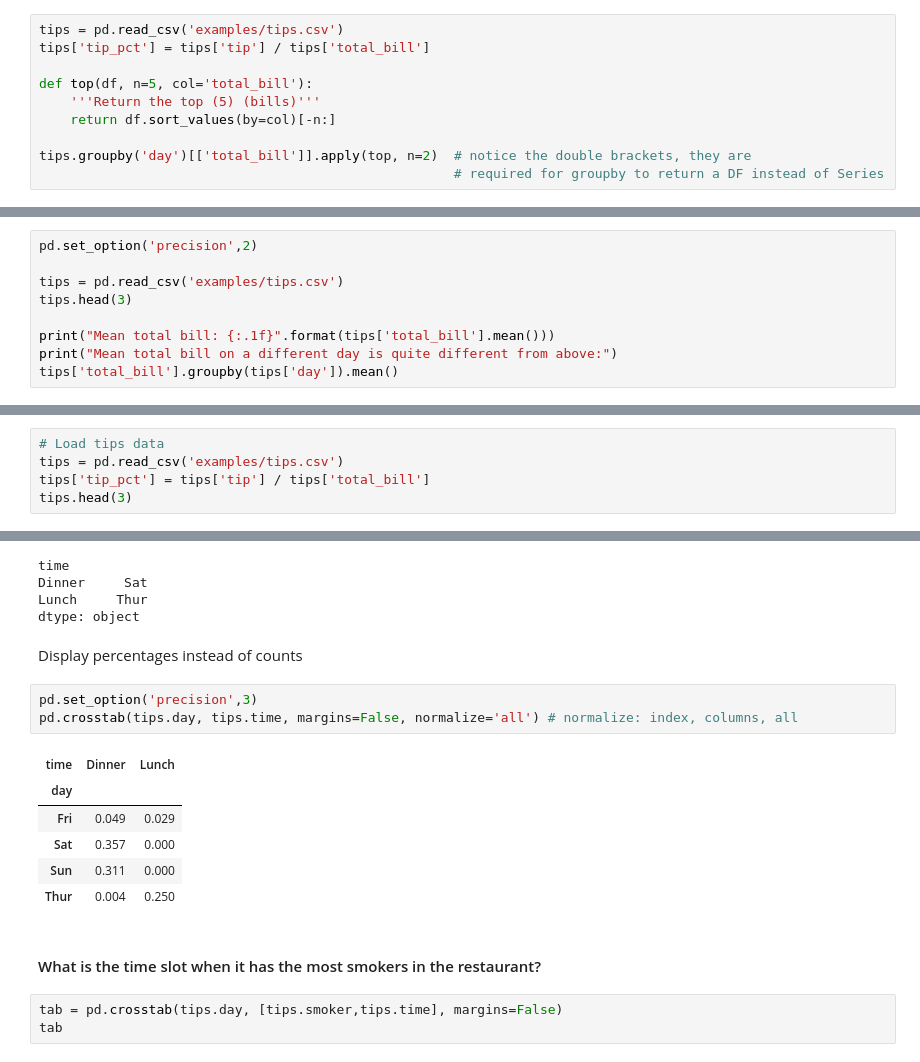
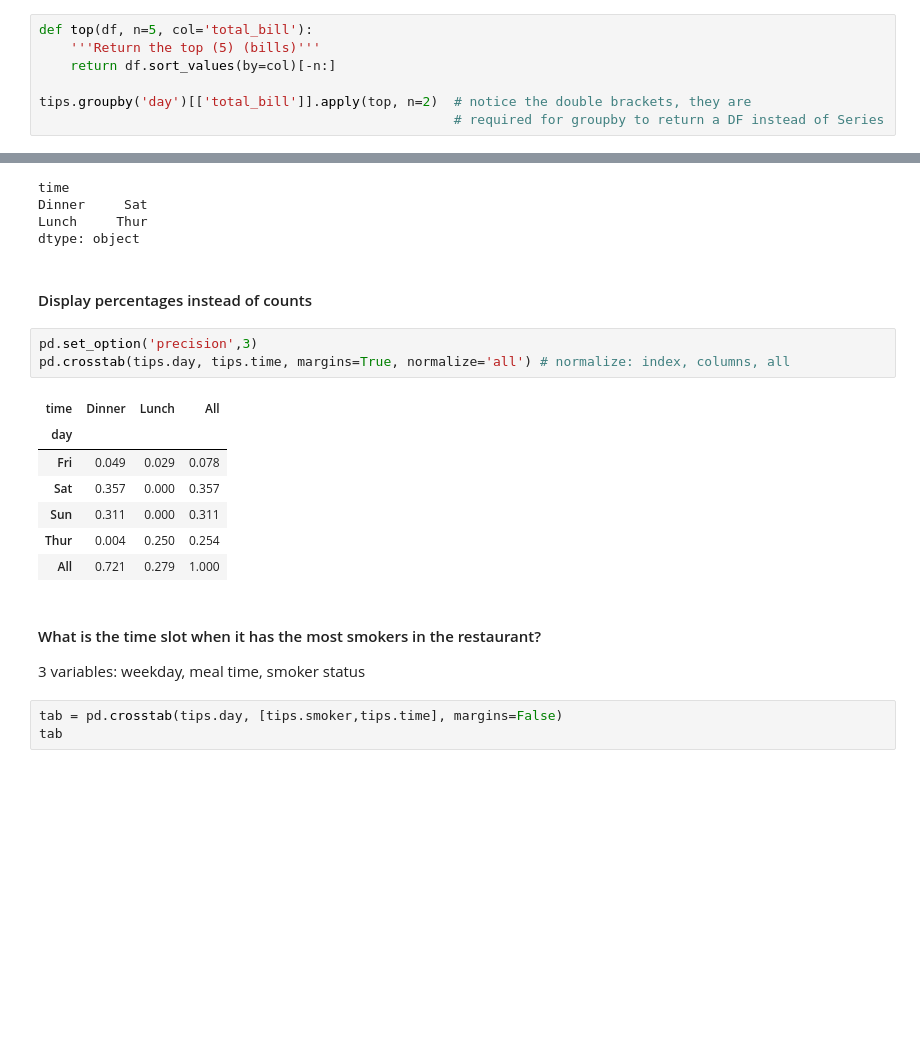
Before and after one commit to weihua77/Data_Science_Daily, a Jupyter notebook: I_Data_Wrangling_Python/4_Grouping_and_Aggregating.ipynb, the cells around one changed output, grey strips where cells are left out. Saved outputs shown, nothing was run; the diff lists cells and outputs as text; blank space fills up the shorter version.

Commit message:
Update 1,2,3,4 ipynb in I_Data_Wrangling/

```diff
--- a/I_Data_Wrangling_Python/4_Grouping_and_Aggregation.ipynb
+++ b/I_Data_Wrangling_Python/4_Grouping_and_Aggregating.ipynb
@@ -263,9 +268,6 @@ apply( ): enhanced aggregation with arguments.
 # %% [markdown]
 #### Task: return the two largest bills of the day
 # %%
-tips = pd.read_csv('examples/tips.csv')
-tips['tip_pct'] = tips['tip'] / tips['total_bill']
-
 def top(df, n=5, col='total_bill'):
     '''Return the top (5) (bills)'''
     return df.sort_values(by=col)[-n:]
@@ -330,9 +338,0 @@ tips.iloc[na_idx][['total_bill','day']]
-# %%
-pd.set_option('precision',2)
-
-tips = pd.read_csv('examples/tips.csv')
-tips.head(3)
-
-print("Mean total bill: {:.1f}".format(tips['total_bill'].mean()))
-print("Mean total bill on a different day is quite different from above:")
-tips['total_bill'].groupby(tips['day']).mean()
@@ -455,6 +436 @@ For two categorical variables.
 <a href='#0'> Back to TOC
-# %%
-# Load tips data
-tips = pd.read_csv('examples/tips.csv')
-tips['tip_pct'] = tips['tip'] / tips['total_bill']
-tips.head(3)
@@ -513,19 +486,21 @@ Dinner     Sat
 Lunch     Thur
 dtype: object
 # %% [markdown]
-Display percentages instead of counts
+#### Display percentages instead of counts
 # %%
 pd.set_option('precision',3)
-pd.crosstab(tips.day, tips.time, margins=False, normalize='all') # normalize: index, columns, all
+pd.crosstab(tips.day, tips.time, margins=True, normalize='all') # normalize: index, columns, all
 # %% [output]
-| time | Dinner | Lunch |
-| day |  |  |
-| Fri | 0.049 | 0.029 |
-| Sat | 0.357 | 0.000 |
-| Sun | 0.311 | 0.000 |
-| Thur | 0.004 | 0.250 |
+| time | Dinner | Lunch | All |
+| day |  |  |  |
+| Fri | 0.049 | 0.029 | 0.078 |
+| Sat | 0.357 | 0.000 | 0.357 |
+| Sun | 0.311 | 0.000 | 0.311 |
+| Thur | 0.004 | 0.250 | 0.254 |
+| All | 0.721 | 0.279 | 1.000 |
 # %% [markdown]
 #### What is the time slot when it has the most smokers in the restaurant?
+3 variables: weekday, meal time, smoker status
 # %%
 tab = pd.crosstab(tips.day, [tips.smoker,tips.time], margins=False)
 tab
```
Also changed, not shown: parts of 63 cells of this notebook, 3 other files.
